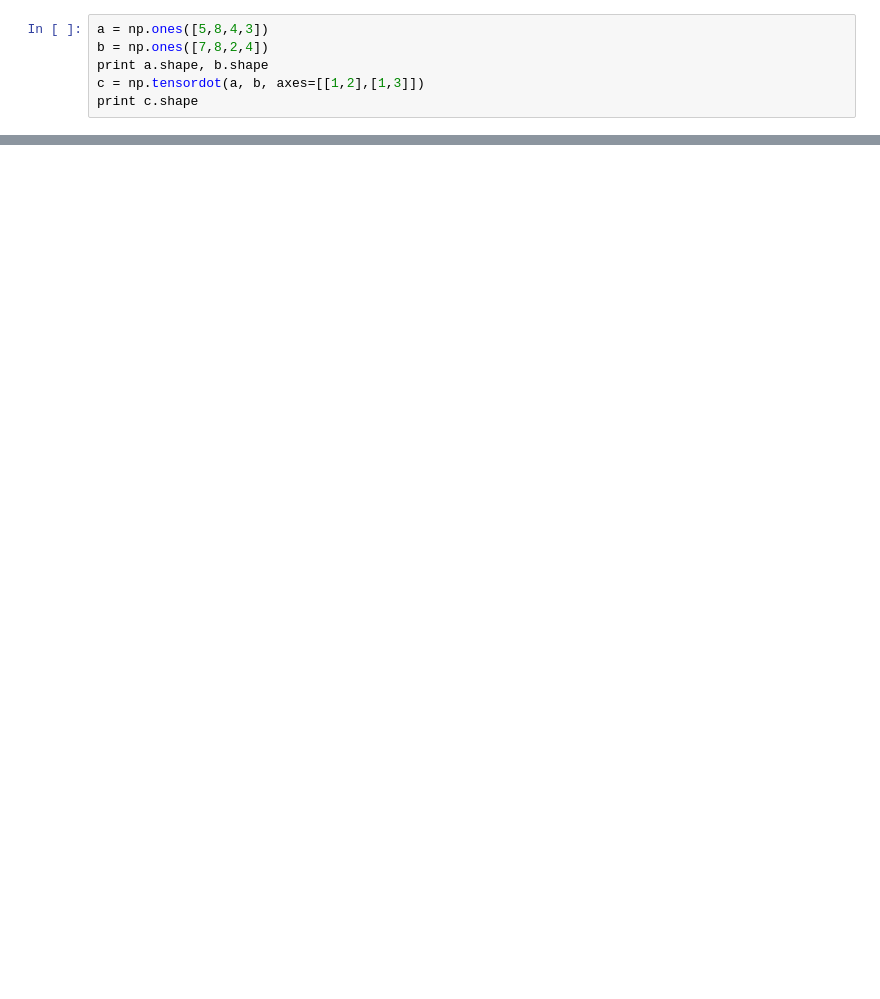
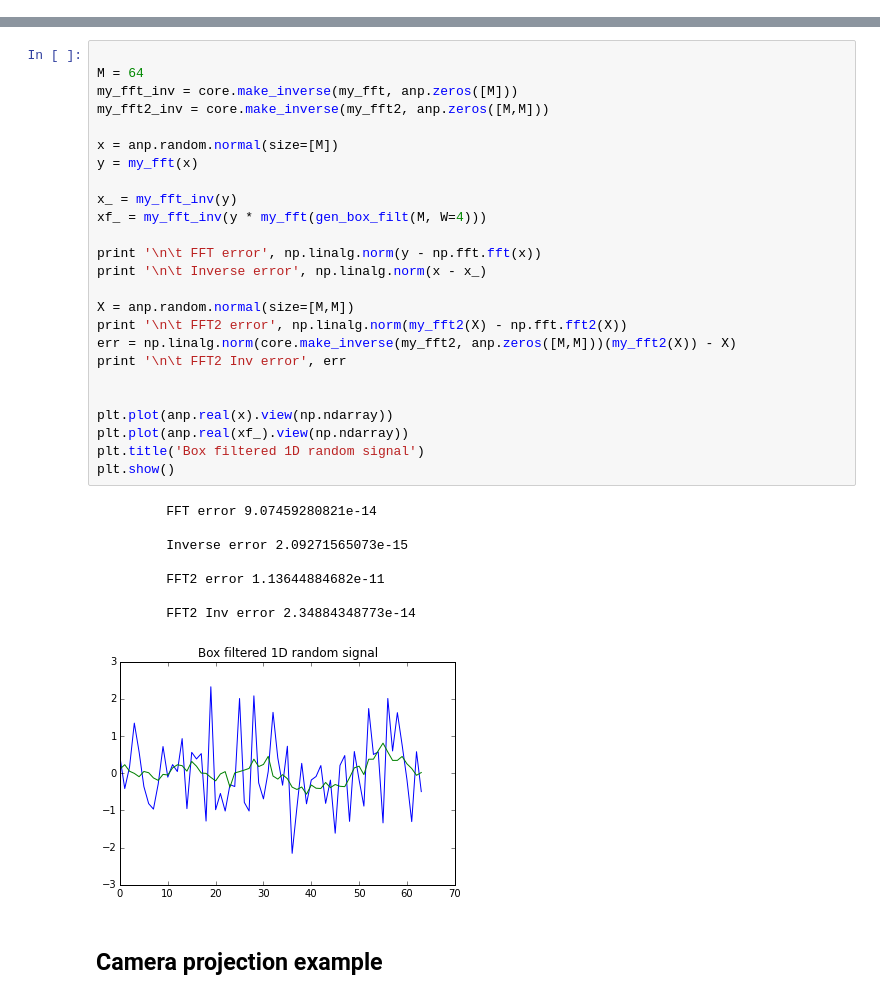
Before and after one commit to bmild/autoinv, a Jupyter notebook: AutoinvExamples.ipynb, the cells around one changed output, grey strips where cells are left out. Drawn from its saved outputs; the diff is of its cells as text; blank space fills up the shorter version.

```diff
--- a/AutoinvExamples.ipynb
+++ b/AutoinvExamples.ipynb
@@ -717,6 +0,0 @@ t = anp.roll(t, 2, axis=0)
-# %%
-a = np.ones([5,8,4,3])
-b = np.ones([7,8,2,4])
-print a.shape, b.shape
-c = np.tensordot(a, b, axes=[[1,2],[1,3]])
-print c.shape
@@ -734,0 +180,36 @@ sp.misc.imsave('/Users/ben/berkeley/www_reboot/kpn1.png', crop(im1, y, x))
+# %%
+
+M = 64
+my_fft_inv = core.make_inverse(my_fft, anp.zeros([M]))
+my_fft2_inv = core.make_inverse(my_fft2, anp.zeros([M,M]))
+
+x = anp.random.normal(size=[M])
+y = my_fft(x)
+
+x_ = my_fft_inv(y)
+xf_ = my_fft_inv(y * my_fft(gen_box_filt(M, W=4)))
+
+print '\n\t FFT error', np.linalg.norm(y - np.fft.fft(x))
+print '\n\t Inverse error', np.linalg.norm(x - x_)
+
+X = anp.random.normal(size=[M,M])
+print '\n\t FFT2 error', np.linalg.norm(my_fft2(X) - np.fft.fft2(X))
+err = np.linalg.norm(core.make_inverse(my_fft2, anp.zeros([M,M]))(my_fft2(X)) - X)
+print '\n\t FFT2 Inv error', err
+
+
+plt.plot(anp.real(x).view(np.ndarray))
+plt.plot(anp.real(xf_).view(np.ndarray))
+plt.title('Box filtered 1D random signal')
+plt.show()
+# %% [output]
+         FFT error 9.07459280821e-14
+
+         Inverse error 2.09271565073e-15
+
+         FFT2 error 1.13644884682e-11
+
+         FFT2 Inv error 2.34884348773e-14
+[figure, added]
+# %% [markdown]
+## Camera projection example
```
Also changed, not shown: parts of 35 cells of this notebook, 3 other files.
